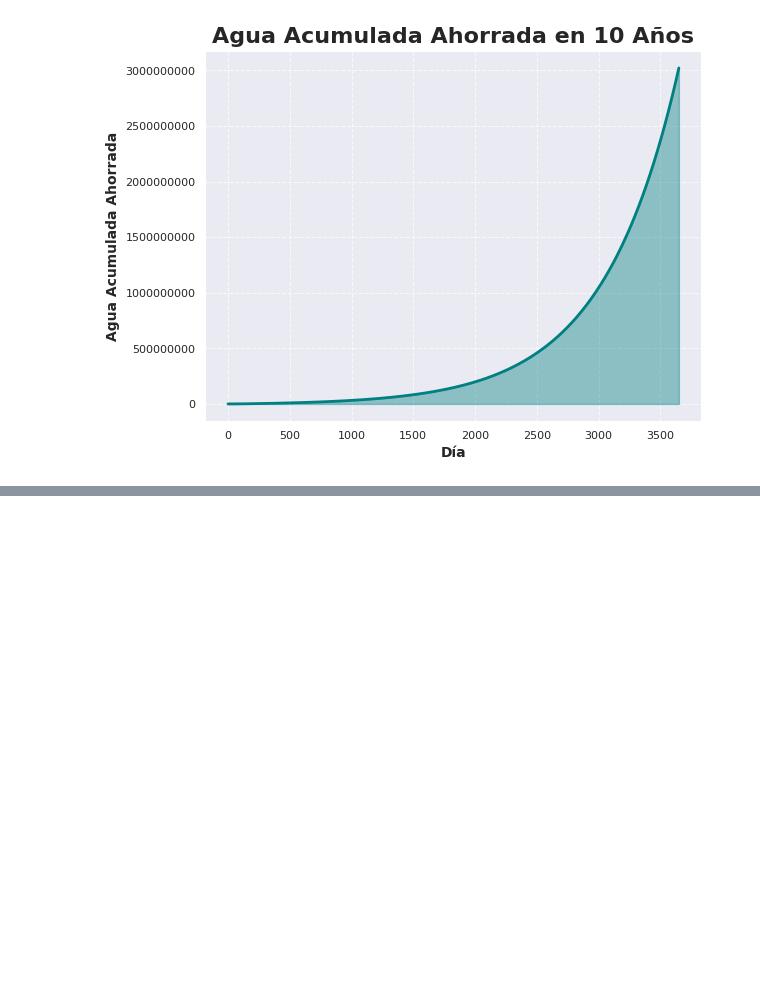
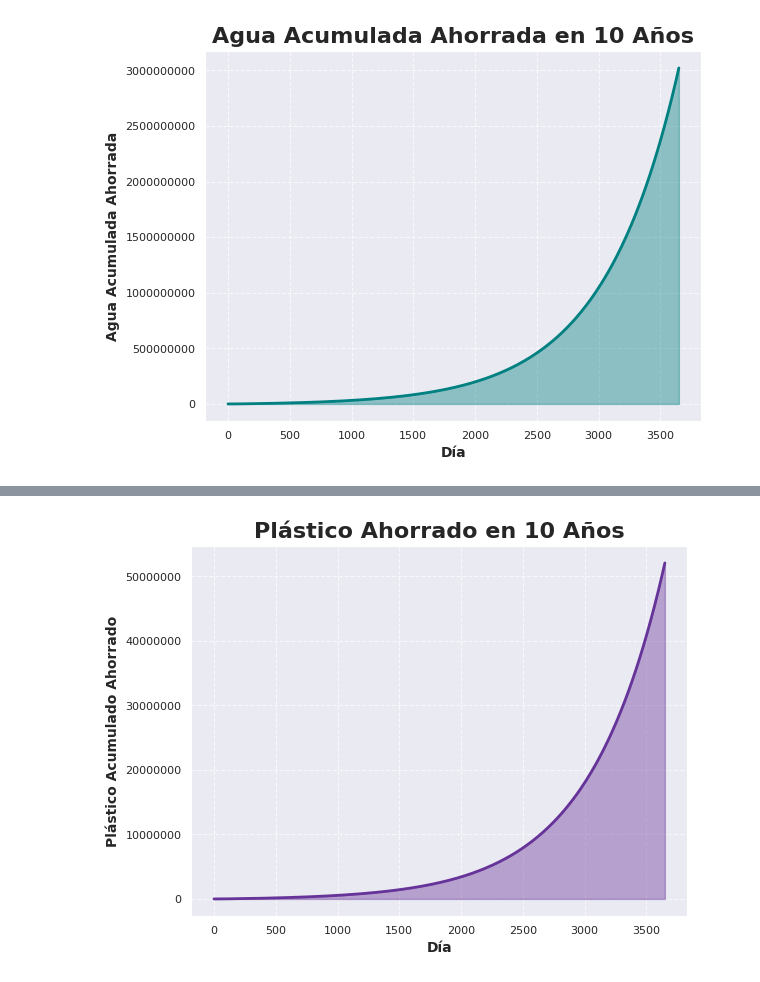
Before and after one commit to jl-tavera/FlowerGirlSimulation, a Jupyter notebook: simulation.ipynb, the cells around one changed output, grey strips where cells are left out. Saved outputs shown, nothing was run; the diff lists cells and outputs as text; code cells hidden in the pictures; blank space fills up the shorter version.

Commit message:
format changes

```diff
--- a/simulation.ipynb
+++ b/simulation.ipynb
@@ -400,0 +333,31 @@ plt.show()
+# %%
+df['Plástico Acumulado Ahorrado'] = df['Plástico'].cumsum()
+
+# Crear un gráfico de línea Seaborn
+sns.set_style("darkgrid")
+ax = sns.lineplot(data=df, x=df.index, y='Plástico Acumulado Ahorrado', color='rebeccapurple', linewidth=2)
+plt.fill_between(df.index, df['Plástico Acumulado Ahorrado'], color='rebeccapurple', alpha=0.4)  # Area plot
+
+# Add a bold title
+plt.title('Plástico Ahorrado en 10 Años', fontsize=16, fontweight='bold')
+
+# Customize axis labels
+plt.xlabel('Día', fontsize=10, fontweight='bold')
+plt.ylabel('Plástico Acumulado Ahorrado', fontsize=10, fontweight='bold')
+
+# Customize tick labels for the y-axis to avoid scientific notation
+formatter = FuncFormatter(lambda y, _: f'{y:.0f}')  # Format as integer without decimal places
+ax.yaxis.set_major_formatter(formatter)
+
+# Customize tick labels for the x-axis
+plt.xticks(fontsize=8)
+plt.yticks(fontsize=8)
+
+# Add gridlines
+plt.grid(True, linestyle='--', alpha=0.7)
+plt.savefig('img/plastic.png')
+
+# Show the plot
+plt.show()
+# %% [output]
+[figure, added]
```
Also changed, not shown: parts of 27 cells of this notebook, 4 other files.
